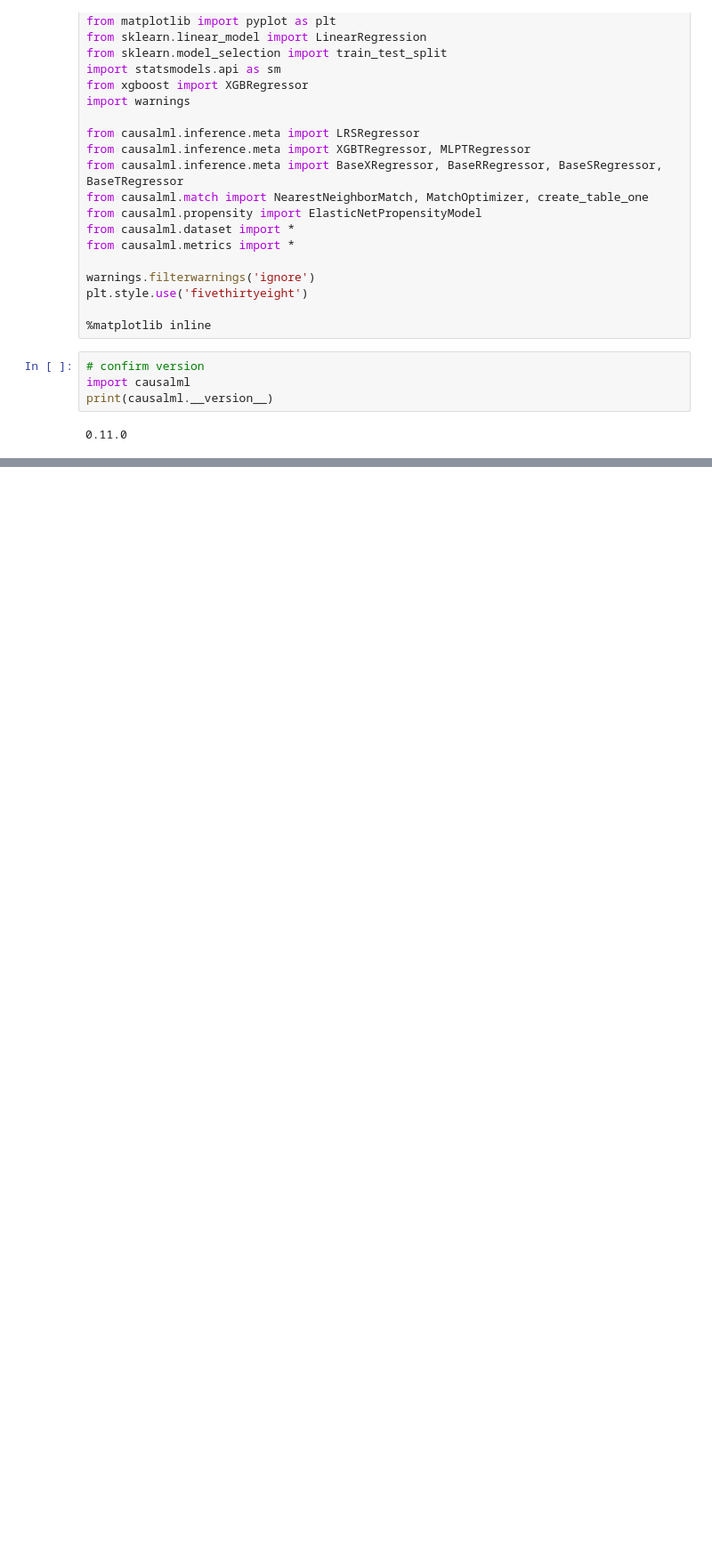
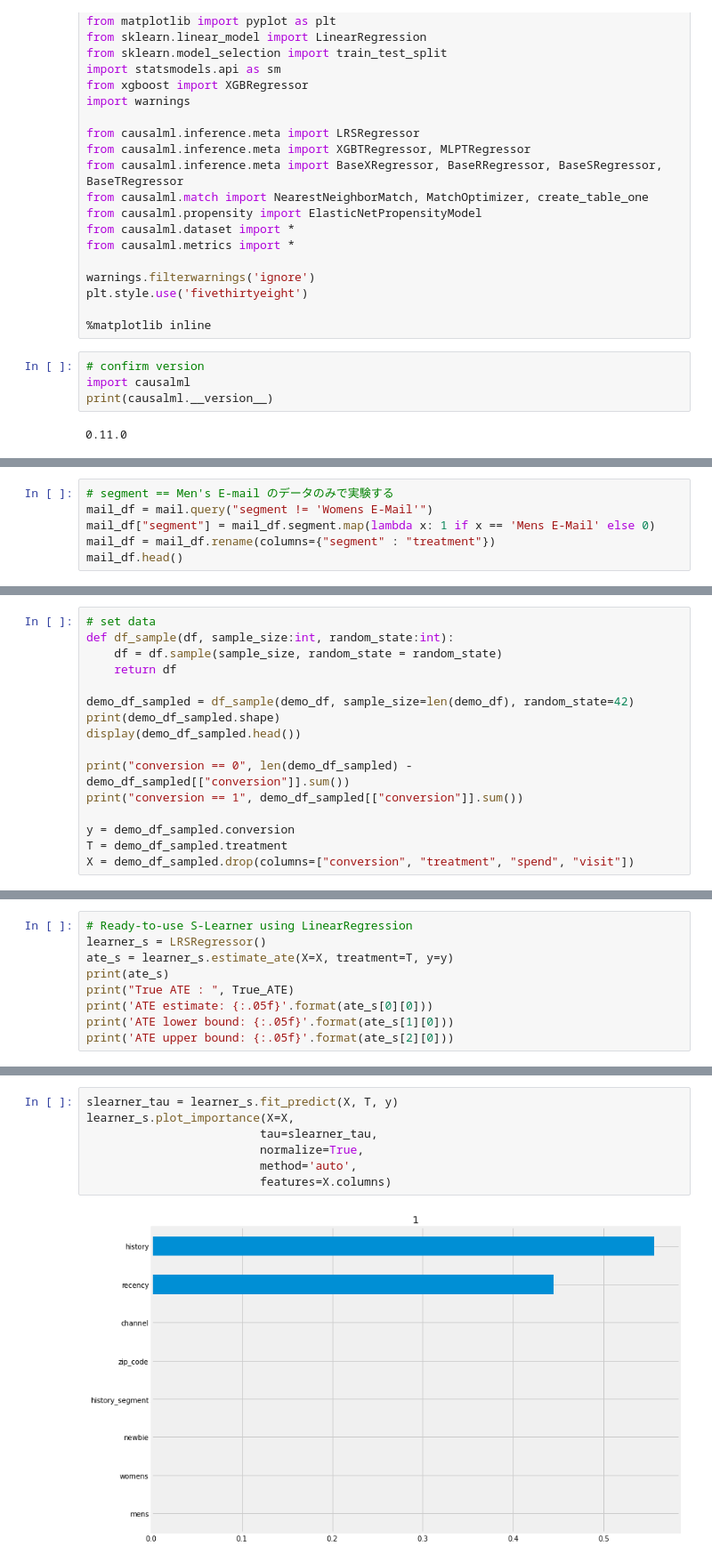
Before and after one commit to ryotoitoi/econome_ml_demo, a Jupyter notebook: notebook/mail_demo/mail_causalml.ipynb, the cells around one changed output, grey strips where cells are left out. Shown at 89% size. Cells and saved outputs as stored; diff of their text form; blank space fills up the shorter version.

```diff
--- a/notebook/mail_demo/mail_causalml.ipynb
+++ b/notebook/mail_demo/mail_causalml.ipynb
@@ -41,3 +41,9 @@ mail.head()
 | 2 | 7 | 2) $100 - $200 | 180.65 | 0 | 1 | Surburban | 1 | Web | Womens E-Mail | 0 | ... |
 | 3 | 9 | 5) $500 - $750 | 675.83 | 1 | 0 | Rural | 1 | Web | Mens E-Mail | 0 | ... |
 | 4 | 2 | 1) $0 - $100 | 45.34 | 1 | 0 | Urban | 0 | Web | Womens E-Mail | 0 | ... |
+# %%
+# segment == Men's E-mail のデータのみで実験する
+mail_df = mail.query("segment != 'Womens E-Mail'")
+mail_df["segment"] = mail_df.segment.map(lambda x: 1 if x == 'Mens E-Mail' else 0)
+mail_df = mail_df.rename(columns={"segment" : "treatment"})
+mail_df.head()
@@ -43,0 +102,16 @@ mail.head()
+# %%
+# set data
+def df_sample(df, sample_size:int, random_state:int):
+    df = df.sample(sample_size, random_state = random_state)
+    return df
+
+demo_df_sampled = df_sample(demo_df, sample_size=len(demo_df), random_state=42)
+print(demo_df_sampled.shape)
+display(demo_df_sampled.head())
+
+print("conversion == 0", len(demo_df_sampled) - demo_df_sampled[["conversion"]].sum())
+print("conversion == 1", demo_df_sampled[["conversion"]].sum())
+
+y = demo_df_sampled.conversion
+T = demo_df_sampled.treatment
+X = demo_df_sampled.drop(columns=["conversion", "treatment", "spend", "visit"])
@@ -43,0 +132,9 @@ mail.head()
+# %%
+# Ready-to-use S-Learner using LinearRegression
+learner_s = LRSRegressor()
+ate_s = learner_s.estimate_ate(X=X, treatment=T, y=y)
+print(ate_s)
+print("True ATE : ", True_ATE)
+print('ATE estimate: {:.05f}'.format(ate_s[0][0]))
+print('ATE lower bound: {:.05f}'.format(ate_s[1][0]))
+print('ATE upper bound: {:.05f}'.format(ate_s[2][0]))
@@ -43,0 +147,9 @@ mail.head()
+# %%
+slearner_tau = learner_s.fit_predict(X, T, y)
+learner_s.plot_importance(X=X,
+                         tau=slearner_tau,
+                         normalize=True,
+                         method='auto',
+                         features=X.columns)
+# %% [output]
+[figure, added]
```
Also changed, not shown: parts of 14 cells of this notebook, 1 other file.
